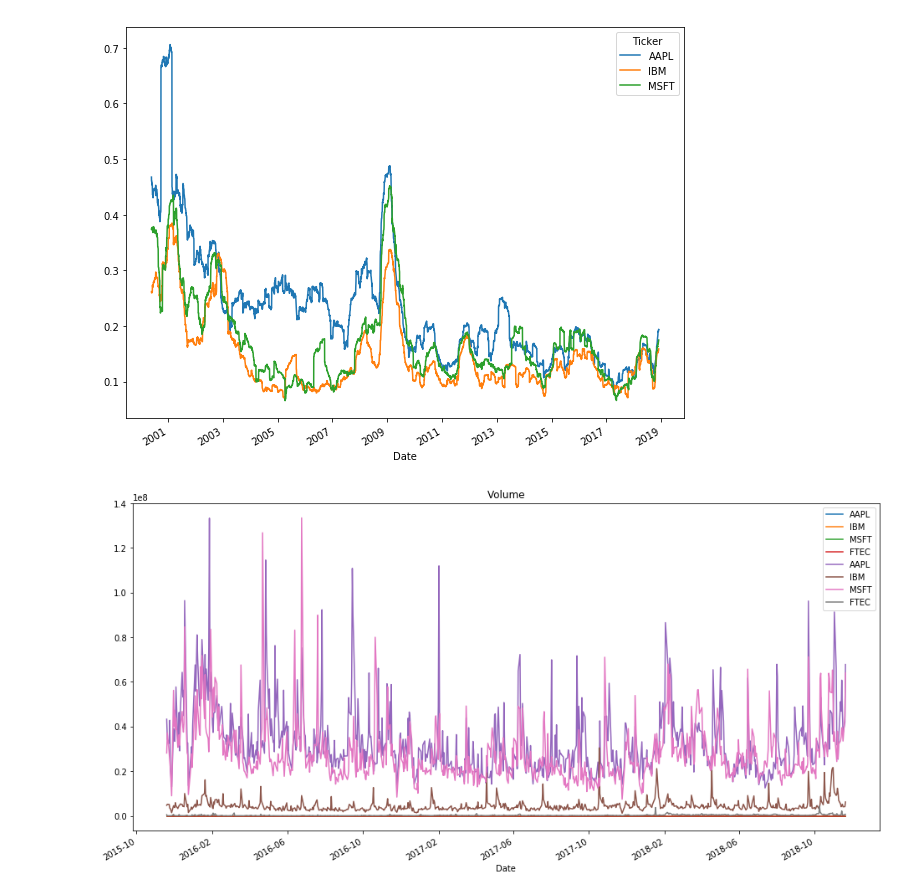
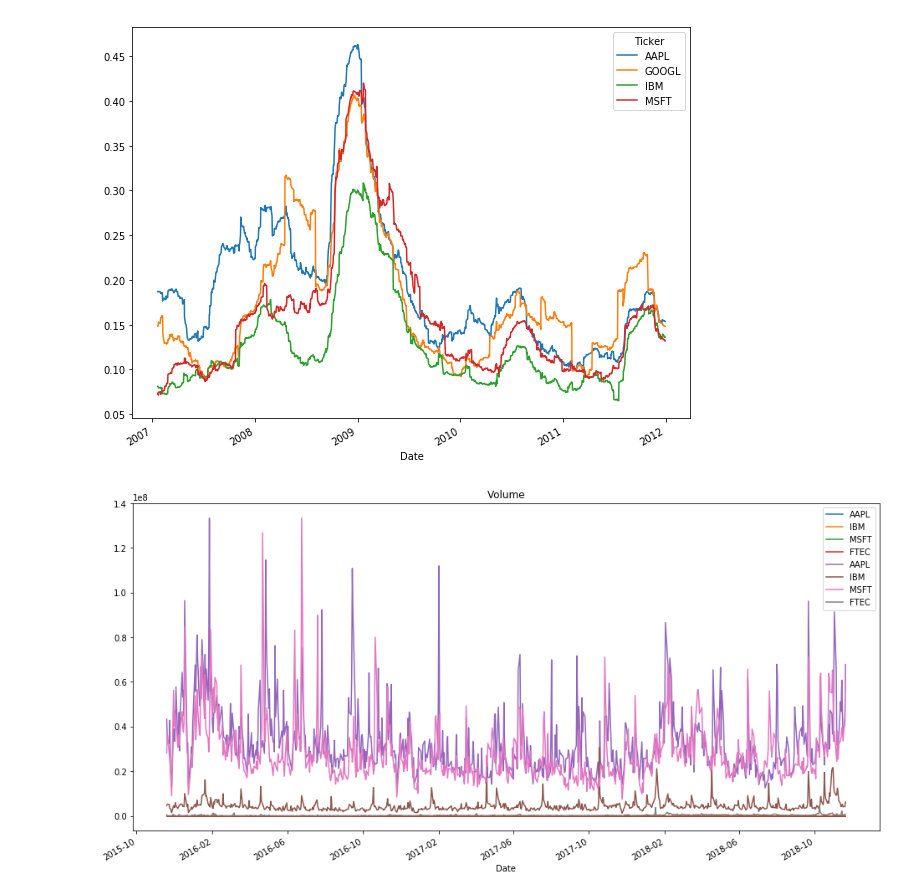
Before and after one commit to it2278/Stock_Analysis_TFA, a Jupyter notebook: master_file.ipynb, the cells around one changed output. Cells and saved outputs as stored; diff of their text form; code cells hidden in the pictures.

```diff
--- a/master_file.ipynb
+++ b/master_file.ipynb
@@ -1,10 +7,5 @@
 # %%
-#Ishan- Importing the data.
-import pandas as pd
-import numpy as np
-import datetime
-import matplotlib.pyplot as plt
-
+#Importing the required data
 from pandas_datareader import data as pdr
 import fix_yahoo_finance
 
@@ -14,15 +15,7 @@ def get(tickers, startdate, enddate):
     datas = map (data, tickers)
     return(pd.concat(datas, keys=tickers, names=['Ticker', 'Date']))
 
-tickers = ['AAPL', 'MSFT', 'IBM']
-all_data = get(tickers, datetime.datetime(2000, 1, 1),datetime.datetime.today())
+tickers = ['AAPL', 'MSFT', 'IBM', 'GOOGL']
+all_data = get(tickers, datetime.datetime(2006, 10, 1), datetime.datetime(2012, 1, 1))
 all_data.head()
-
-daily_close_px = all_data[['Adj Close']].reset_index().pivot('Date', 'Ticker', 'Adj Close')
-
-# Calculate the daily percentage change for `daily_close_px`
-daily_pct_change = daily_close_px.pct_change()
-
-# Plot the distributions
-daily_pct_change.hist(bins=50, sharex=True, figsize=(12,8))
 # %% [output]
@@ -79,17 +141,17 @@ plt.show()
 # %%
 # Define the minumum of periods to consider
-min_periods = 100
+min_periods = 75
 
 # Calculate the volatility
 vol = daily_pct_change.rolling(min_periods).std() * np.sqrt(min_periods)
 
 # Plot the volatility
 vol.plot(figsize=(10, 8))
 
 # Show the plot
 plt.show()
 # %% [output]
-[figure, old version]
+[figure, new version]
 # %%
 # visualisation
 
```
Also changed, not shown: parts of 11 cells of this notebook.
